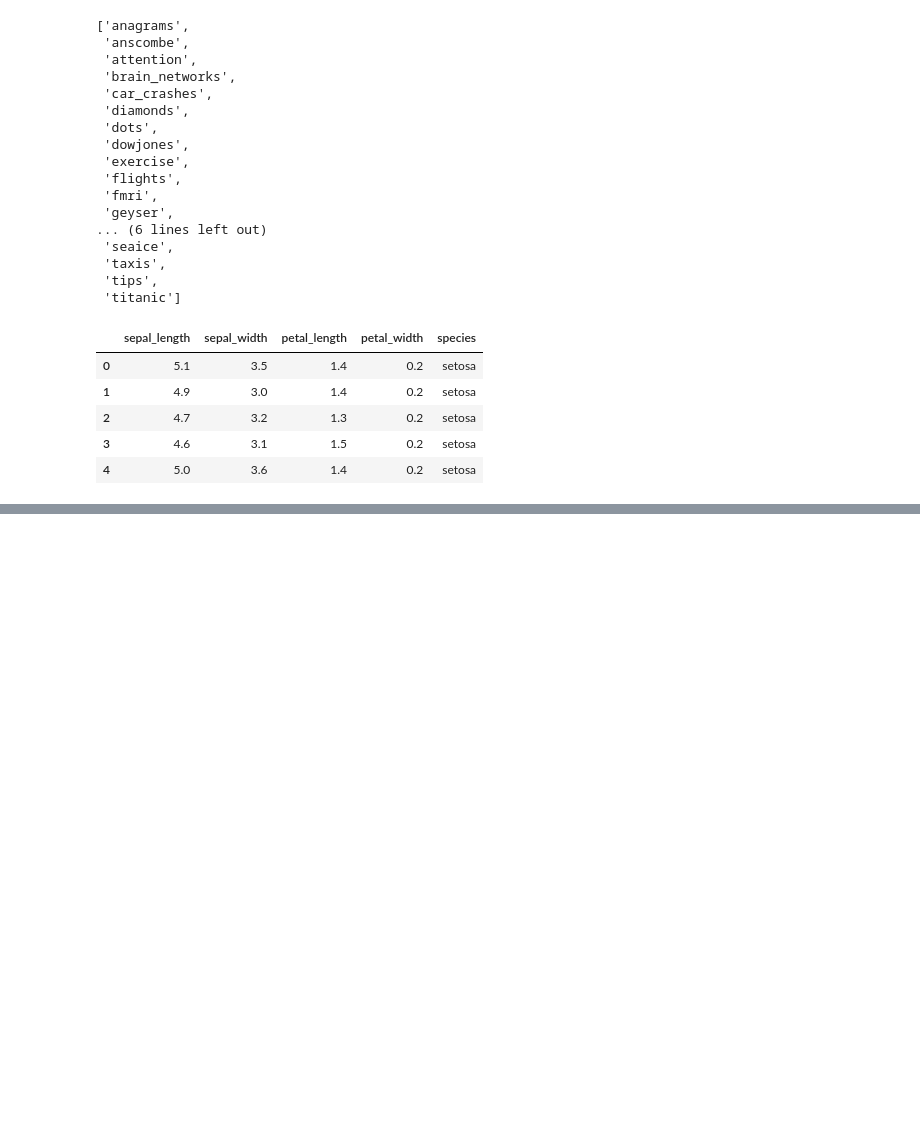
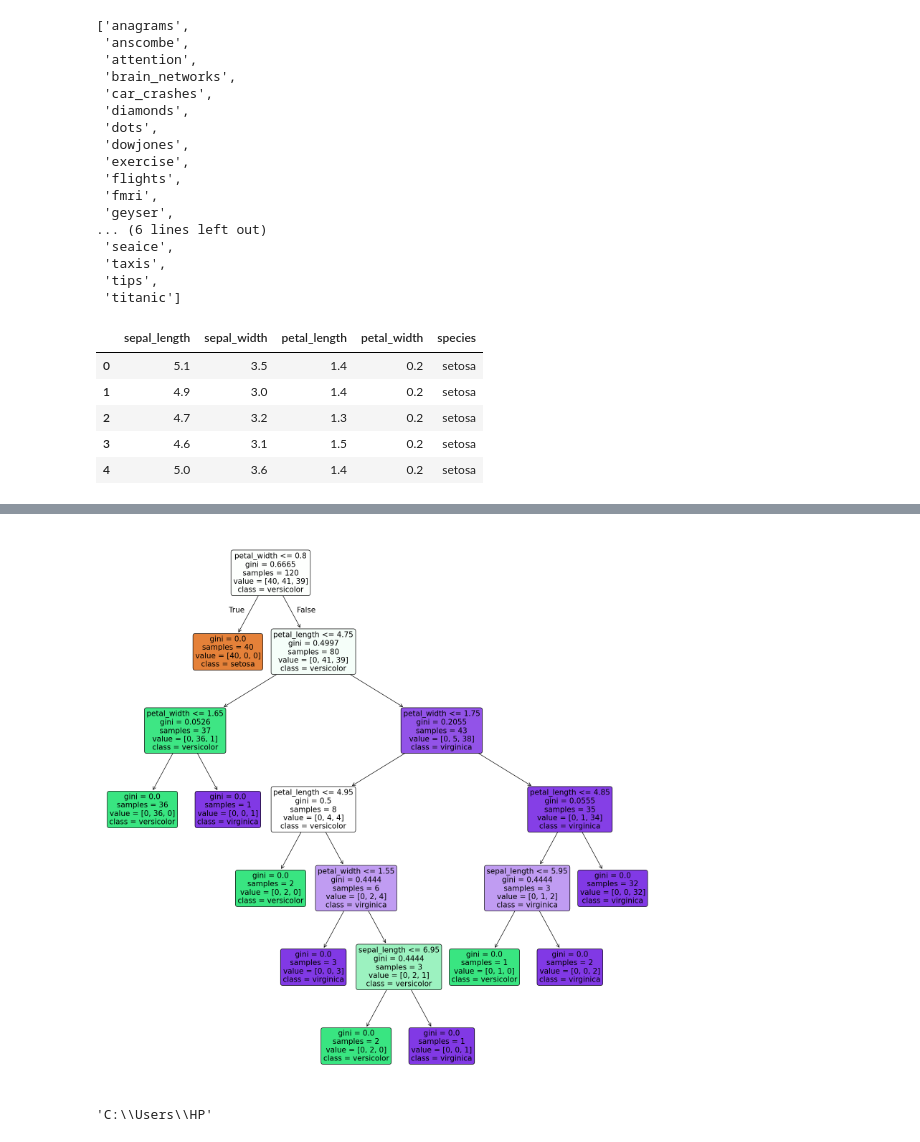
Before and after one commit to NitinChugh13/Data-Science-Techniques, a Jupyter notebook: DecisionTree.ipynb, the cells around one changed output, grey strips where cells are left out. Saved outputs shown, nothing was run; the diff lists cells and outputs as text; code cells hidden in the pictures; blank space fills up the shorter version.

Commit message:
Decision tree and Random Forest

```diff
--- a/DecisionTree.ipynb
+++ b/DecisionTree.ipynb
@@ -42,0 +100,5 @@ df.head()
+# %%
+#label encoding
+le = LabelEncoder()
+target = le.fit_transform(target)
+target
@@ -42,0 +113,8 @@ df.head()
+# %%
+y = target
+# %%
+# Splitting the data - 80:20 ratio
+X_train , X_test ,y_train, y_test = train_test_split(X,y,test_size = 0.2 , random_state = 42)
+# when you set a random_state (like 42), it ensure that
+print("Training split input - ",X_train.shape)
+print("Testing split input- ",X_test.shape)
@@ -42,0 +124,5 @@ df.head()
+# %%
+# Defining the decision tree algorithm
+dtree = DecisionTreeClassifier()
+dtree.fit(X_train,y_train)
+print('Decision Tree Classifier Created')
@@ -42,0 +146,12 @@ df.head()
+# %%
+# Visualizing the graph without the use of graphviz
+plt.figure(figsize = (20,20))
+dec_tree = plot_tree(decision_tree = dtree, feature_names = df1.columns,
+                     class_names = ['setosa', 'versicolor', 'virginica'],
+                     filled = True, precision = 4, rounded = True)
+# %% [output]
+[figure, added]
+# %%
+pwd
+# %% [output]
+'C:\\Users\\HP'
```
Also changed, not shown: parts of 12 cells of this notebook, 1 other file.
